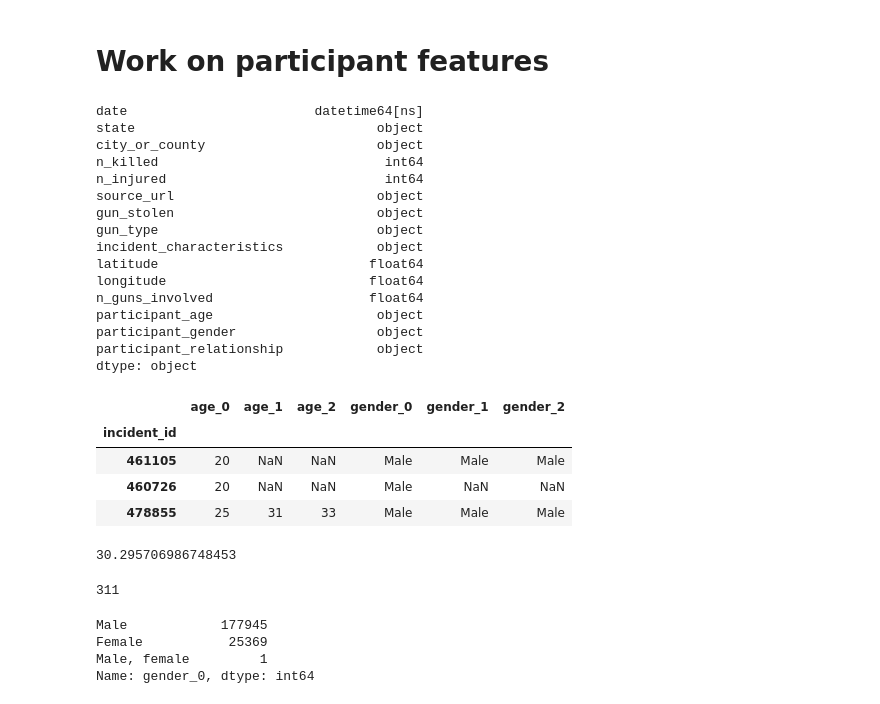
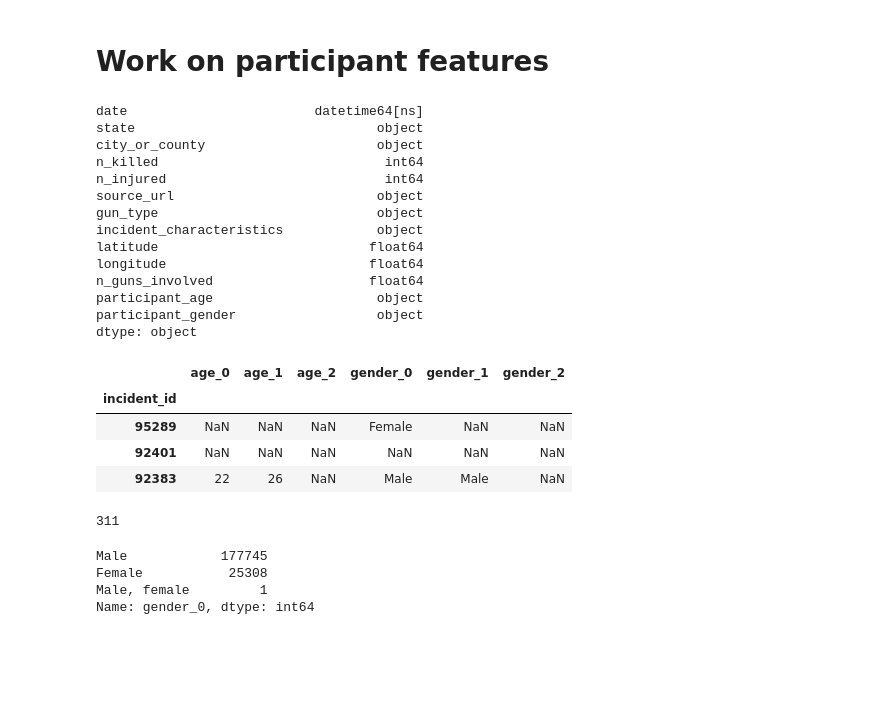
Before and after one commit to belkasanek/eda-gun-violence, a Jupyter notebook: gun_violence_eda.ipynb, the cells around one changed output. Drawn from its saved outputs; the diff is of its cells as text; code cells hidden in the pictures; blank space fills up the shorter version.

```diff
--- a/gun_violence_eda.ipynb
+++ b/gun_violence_eda.ipynb
@@ -46,7 +46,7 @@ Index(['date', 'state', 'city_or_county', 'address', 'n_killed', 'n_injured',
 df.drop(labels=['address', 'incident_url', 'incident_url_fields_missing', 'congressional_district',
                 'location_description', 'participant_name', 'sources', 'state_house_district',
                 'state_senate_district', 'participant_age_group', 'participant_status', 'participant_type',
-                'notes', 'participant_relationship'],
+                'notes', 'participant_relationship', 'gun_stolen'],
         axis=1, inplace=True)
 # %%
 df.dtypes
@@ -194,6 +194,8 @@ text.set_fontsize(20)
 [figure]
 # %% [markdown]
 ### 2013 is almost empty and should be ignored.
+# %%
+df.drop(df.loc[df['date'].dt.year == 2013].index, axis=0, inplace=True)
 # %%
 for year in range(2014, 2019):
     print('In {} {} unique websites were used'\
@@ -244,7 +246,6 @@ city_or_county                      object
 n_killed                             int64
 n_injured                            int64
 source_url                          object
-gun_stolen                          object
 gun_type                            object
 incident_characteristics            object
 latitude                           float64
@@ -252,7 +253,6 @@ longitude                          float64
 n_guns_involved                    float64
 participant_age                     object
 participant_gender                  object
-participant_relationship            object
 dtype: object
 # %%
 # n is amount of people we try to extract from participant's features
@@ -264,17 +264,13 @@ for person_number in range(n):
     df['gender_{}'.format(person_number)] = df['participant_gender'].str.split('\|+')\
     .str.get(person_number).str.replace('[\d]*:+', '')
 # %%
-df[['age_{}'.format(i) for i in range(3)] + ['gender_{}'.format(i) for i in range(3)]].head(3)
+df[['age_{}'.format(i) for i in range(n)] + ['gender_{}'.format(i) for i in range(n)]].head(3)
 # %% [output]
 |  | age_0 | age_1 | age_2 | gender_0 | gender_1 | gender_2 |
 | incident_id |  |  |  |  |  |  |
-| 461105 | 20 | NaN | NaN | Male | Male | Male |
-| 460726 | 20 | NaN | NaN | Male | NaN | NaN |
-| 478855 | 25 | 31 | 33 | Male | Male | Male |
+| 95289 | NaN | NaN | NaN | Female | NaN | NaN |
+| 92401 | NaN | NaN | NaN | NaN | NaN | NaN |
+| 92383 | 22 | 26 | NaN | Male | Male | NaN |
-# %%
-df['age_0'].dropna().astype('int').mean()
-# %% [output]
-30.295706986748453
 # %%
 df['age_0'].dropna().astype('int').max()
 # %% [output]
@@ -287,8 +283,8 @@ for person_number in range(n):
 # %%
 df['gender_0'].dropna().value_counts()
 # %% [output]
-Male            177945
-Female           25369
+Male            177745
+Female           25308
 Male, female         1
 Name: gender_0, dtype: int64
 # %%
```
Also changed, not shown: parts of 19 cells of this notebook.
